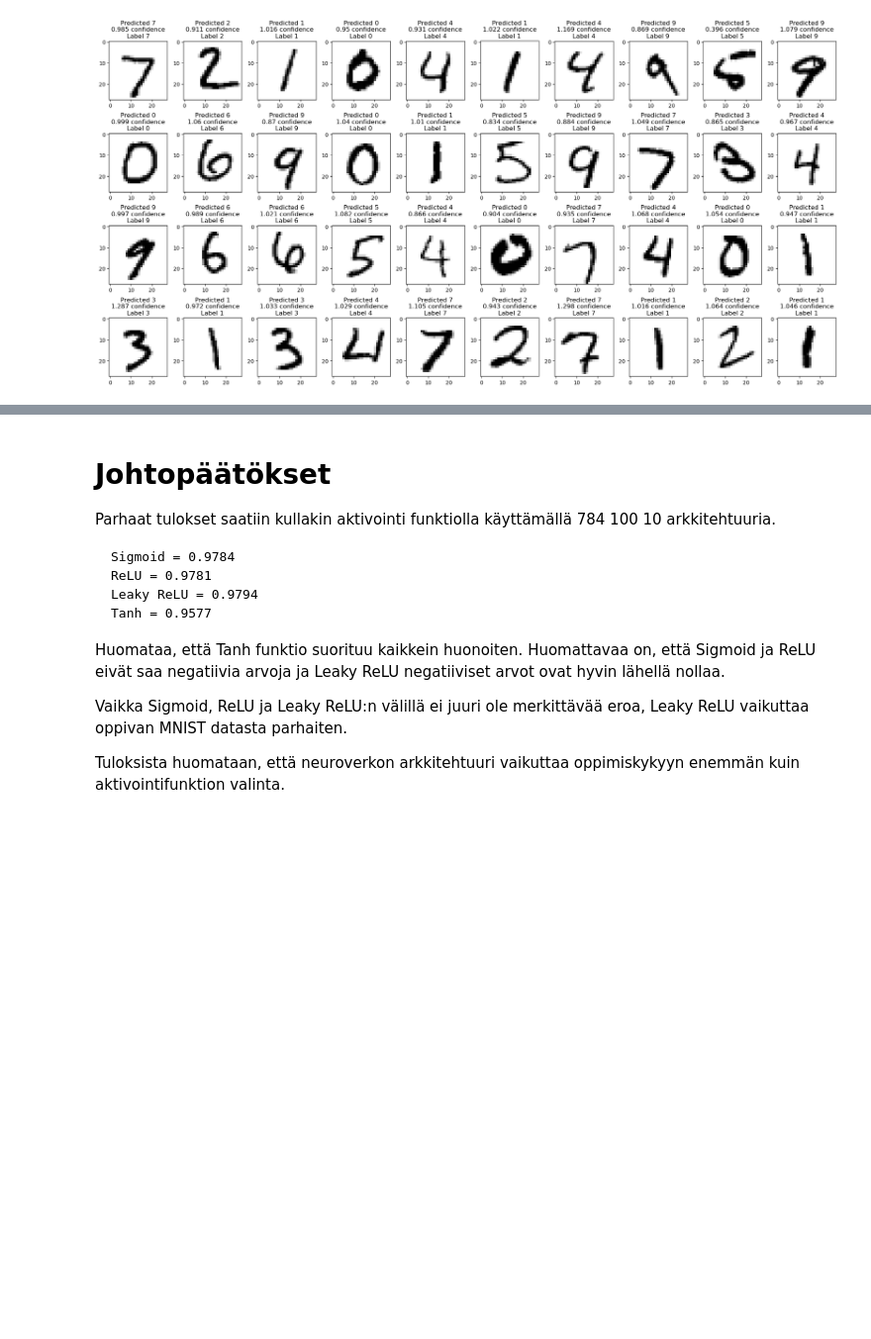
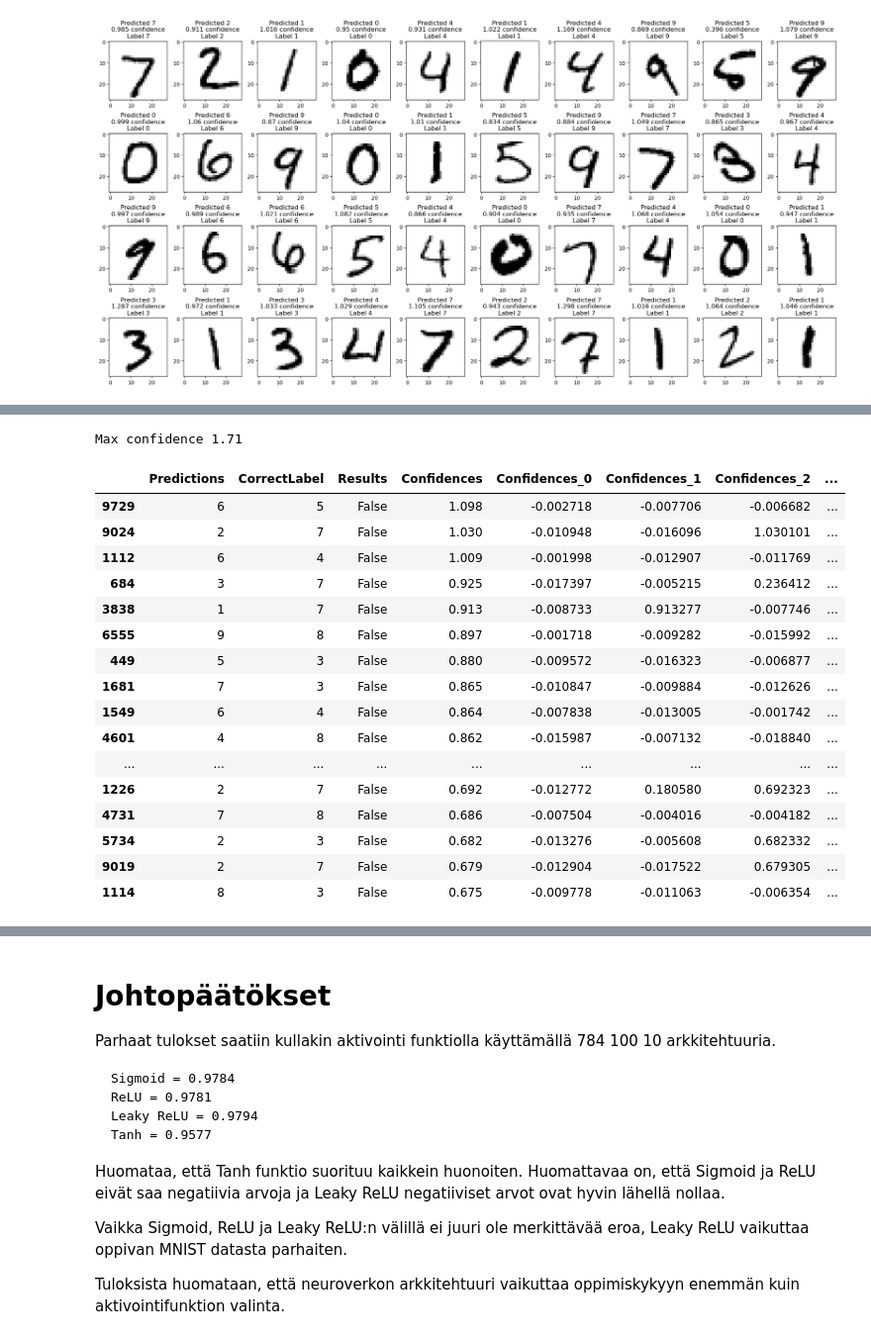
Before and after one commit to hypatrik/tiralabra, a Jupyter notebook: src/neural_network.ipynb, the cells around one changed output, grey strips where cells are left out. Shown at 99% size. Drawn from its saved outputs; the diff is of its cells as text; code cells hidden in the pictures; blank space fills up the shorter version.

```diff
--- a/src/neural_network.ipynb
+++ b/src/neural_network.ipynb
@@ -485,0 +517,25 @@ plt.show()
+# %%
+df = create_evaluation_data_frame(best_model)
+print('Max confidence {}'.format(df['Confidences'].max()))
+false_predictions = df[df['Results'] == False]
+false_predictions_desc_by_conf = false_predictions.sort_values(by='Confidences', ascending=False)
+false_predictions_desc_by_conf.iloc[:40]
+# %% [output]
+Max confidence 1.71
+|  | Predictions | CorrectLabel | Results | Confidences | Confidences_0 | Confidences_1 | Confidences_2 | ... |
+| 9729 | 6 | 5 | False | 1.098 | -0.002718 | -0.007706 | -0.006682 | ... |
+| 9024 | 2 | 7 | False | 1.030 | -0.010948 | -0.016096 | 1.030101 | ... |
+| 1112 | 6 | 4 | False | 1.009 | -0.001998 | -0.012907 | -0.011769 | ... |
+| 684 | 3 | 7 | False | 0.925 | -0.017397 | -0.005215 | 0.236412 | ... |
+| 3838 | 1 | 7 | False | 0.913 | -0.008733 | 0.913277 | -0.007746 | ... |
+| 6555 | 9 | 8 | False | 0.897 | -0.001718 | -0.009282 | -0.015992 | ... |
+| 449 | 5 | 3 | False | 0.880 | -0.009572 | -0.016323 | -0.006877 | ... |
+| 1681 | 7 | 3 | False | 0.865 | -0.010847 | -0.009884 | -0.012626 | ... |
+| 1549 | 6 | 4 | False | 0.864 | -0.007838 | -0.013005 | -0.001742 | ... |
+| 4601 | 4 | 8 | False | 0.862 | -0.015987 | -0.007132 | -0.018840 | ... |
+| ... | ... | ... | ... | ... | ... | ... | ... | ... |
+| 1226 | 2 | 7 | False | 0.692 | -0.012772 | 0.180580 | 0.692323 | ... |
+| 4731 | 7 | 8 | False | 0.686 | -0.007504 | -0.004016 | -0.004182 | ... |
+| 5734 | 2 | 3 | False | 0.682 | -0.013276 | -0.005608 | 0.682332 | ... |
+| 9019 | 2 | 7 | False | 0.679 | -0.012904 | -0.017522 | 0.679305 | ... |
+| 1114 | 8 | 3 | False | 0.675 | -0.009778 | -0.011063 | -0.006354 | ... |
```
Also changed, not shown: parts of 8 cells of this notebook, 3 other files.
